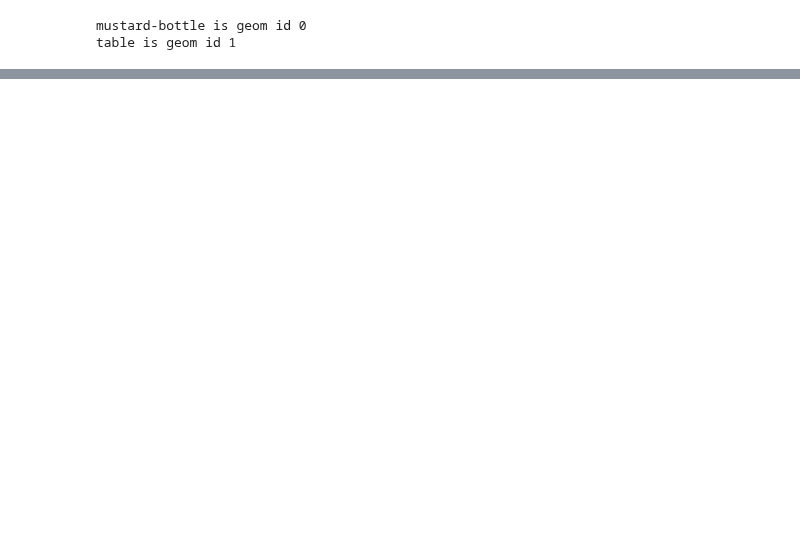
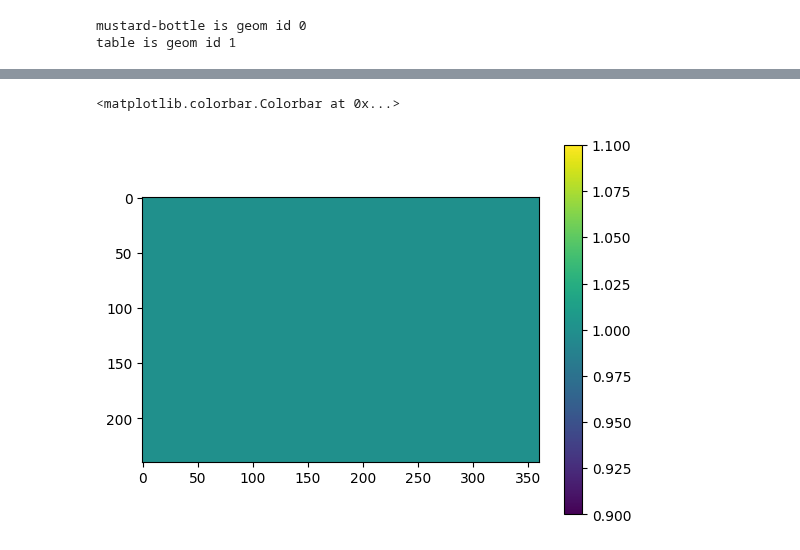
Before and after one commit to 10Electra/MSc-Project, a Jupyter notebook: notebooks/rgbd_sandbox.ipynb, the cells around one changed output, grey strips where cells are left out. Cells and saved outputs as stored; diff of their text form; code cells hidden in the pictures; blank space fills up the shorter version.

```diff
--- a/notebooks/rgbd_sandbox.ipynb
+++ b/notebooks/rgbd_sandbox.ipynb
@@ -122,3 +263,36 @@ for id in range(len(meshlist)):
     rel_prim_ids = prim_ids[geom_ids==id]
     rel_bary_uv  =  bary_uv[geom_ids==id]
     vcols[geom_ids==id] = _interpolate_vertex_colors(meshlist[id], rel_prim_ids, rel_bary_uv)
+# %%
+from superprimitive_fusion.scanner import triangulate_rgbd_grid
+
+points:         np.ndarray = result['verts']
+vertex_colours: np.ndarray = result['vcols']
+cam_centre:     np.ndarray | tuple = cam_centre
+segmentation:   np.ndarray | None = result['segmt']
+normals:        np.ndarray | None = result['norms']
+k = 3.5
+assert points.ndim == 3
+if vertex_colours.ndim == 3:
+    vertex_colours = vertex_colours.reshape(-1, 3)
+if segmentation is not None:
+    assert segmentation.ndim == 2
+if normals is not None:
+    assert normals.ndim == 3
+
+z = np.linalg.norm((points - cam_centre), axis=2)
+
+valid_img = np.ones_like(segmentation, dtype=bool)
+valid_img[segmentation==-1] = 0
+
+tris = triangulate_rgbd_grid(
+    verts=points,
+    valid=valid_img.reshape(-1),
+    z=z,
+    obj_id=segmentation,
+    k=k,
+    normals=None,
+    max_normal_angle_deg=None,
+).astype(np.int32)
+
+print(f'There are {len(tris)} triangles')
@@ -125,3 +316,9 @@ for id in range(len(meshlist)):
+# %%
+plt.imshow(valid_img)
+plt.colorbar()
+# %% [output]
+<matplotlib.colorbar.Colorbar at 0x...>
+[figure, added]
 # %%
 tris = triangulate_rgbd_grid(
     verts=verts,
```
Also changed, not shown: parts of 10 cells of this notebook, 1 other file.
